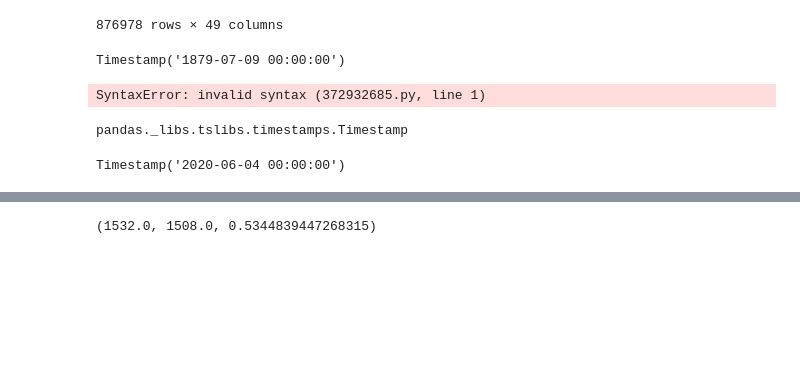
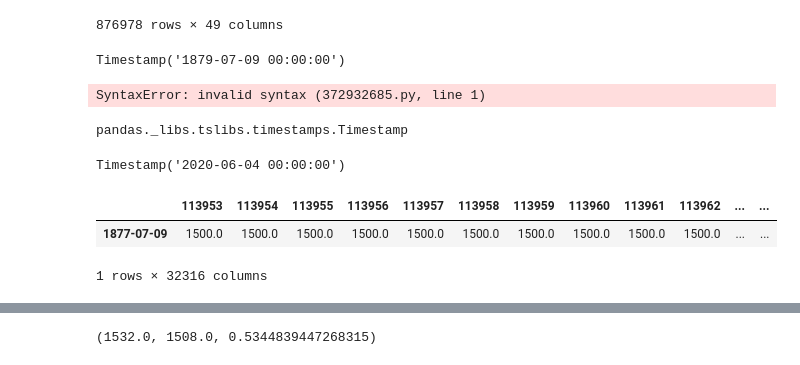
Before and after one commit to wcmohr/wcmohr_portfolio, a Jupyter notebook: Notebooks/Testing.ipynb, the cells around one changed output, grey strips where cells are left out. Cells and saved outputs as stored; diff of their text form; code cells hidden in the pictures; blank space fills up the shorter version.

```diff
--- a/Notebooks/Testing.ipynb
+++ b/Notebooks/Testing.ipynb
@@ -65,0 +68,7 @@ def get_recent_rating_wp(ratingsHistory_df,tourney_date,winner_id,loser_id):
+# %%
+padRow = pd.DataFrame({col: 1500.0 for col in ratingsHistory_df.columns}, index = [pd.Timestamp('1877-07-09T00')])
+padRow
+# %% [output]
+|  | 113953 | 113954 | 113955 | 113956 | 113957 | 113958 | 113959 | 113960 | 113961 | 113962 | ... | ... |
+| 1877-07-09 | 1500.0 | 1500.0 | 1500.0 | 1500.0 | 1500.0 | 1500.0 | 1500.0 | 1500.0 | 1500.0 | 1500.0 | ... | ... |
+1 rows × 32316 columns
```
Also changed, not shown: parts of 11 cells of this notebook, 2 other files.
